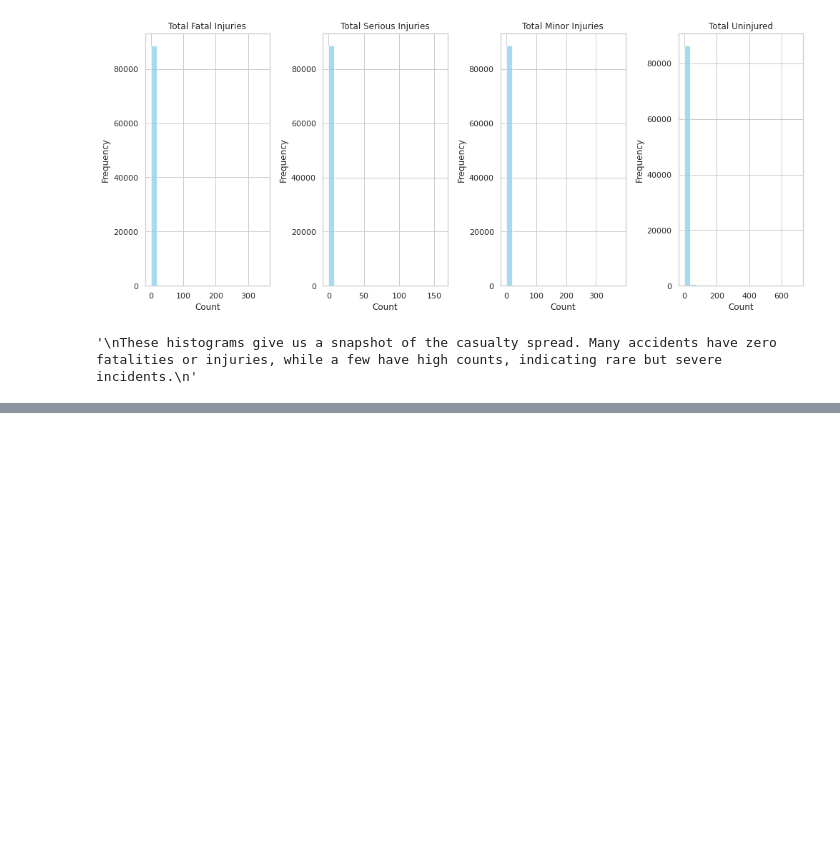
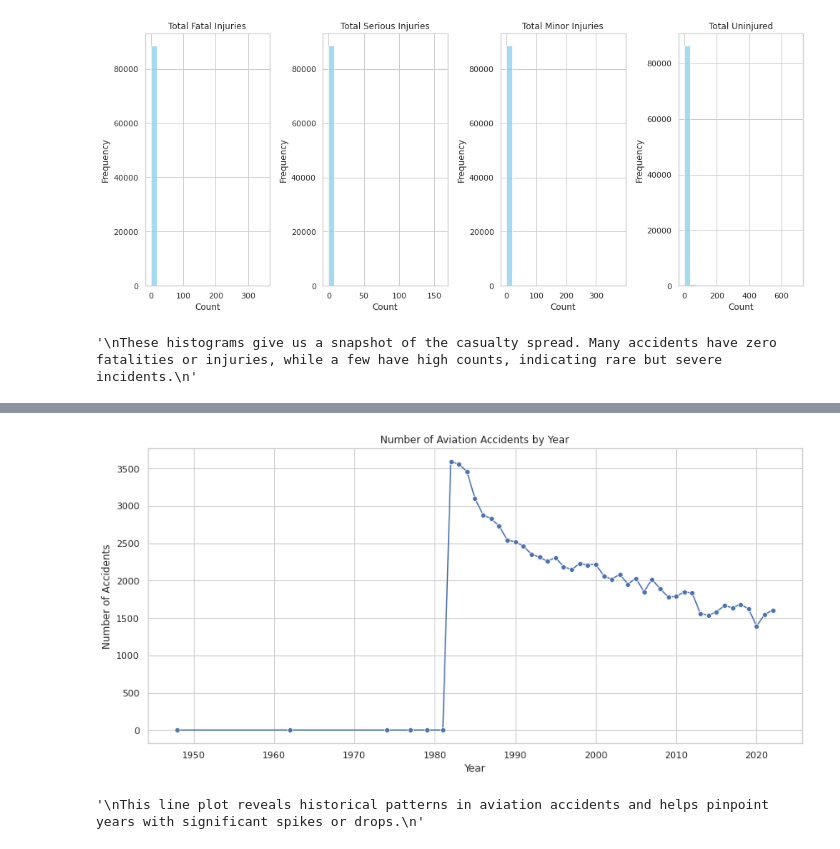
Before and after one commit to OndiekiFrank/aviation-accidents-analysis, a Jupyter notebook: aviation_accident_analysis.ipynb, the cells around one changed output, grey strips where cells are left out. Cells and saved outputs as stored; diff of their text form; code cells hidden in the pictures; blank space fills up the shorter version.

```diff
--- a/aviation_accident_analysis.ipynb
+++ b/aviation_accident_analysis.ipynb
@@ -414,0 +419,26 @@ These histograms give us a snapshot of the casualty spread. Many accidents have
+# %%
+# 🗓️ Convert 'Event.Date' to datetime (if not already done)
+df['Event.Date'] = pd.to_datetime(df['Event.Date'], errors='coerce')
+
+# 🔄 Extract Year from Event Date
+df['Year'] = df['Event.Date'].dt.year
+
+# 🧮 Count number of accidents per year
+accidents_per_year = df['Year'].value_counts().sort_index()
+
+# 📊 Plot trend of accidents over time
+plt.figure(figsize=(12, 6))
+sns.lineplot(x=accidents_per_year.index, y=accidents_per_year.values, marker='o')
+plt.title('Number of Aviation Accidents by Year')
+plt.xlabel('Year')
+plt.ylabel('Number of Accidents')
+plt.grid(True)
+plt.tight_layout()
+plt.show()
+
+"""
+This line plot reveals historical patterns in aviation accidents and helps pinpoint years with significant spikes or drops.
+"""
+# %% [output]
+[figure, added]
+'\nThis line plot reveals historical patterns in aviation accidents and helps pinpoint years with significant spikes or drops.\n'
```
Also changed, not shown: parts of 3 cells of this notebook.
